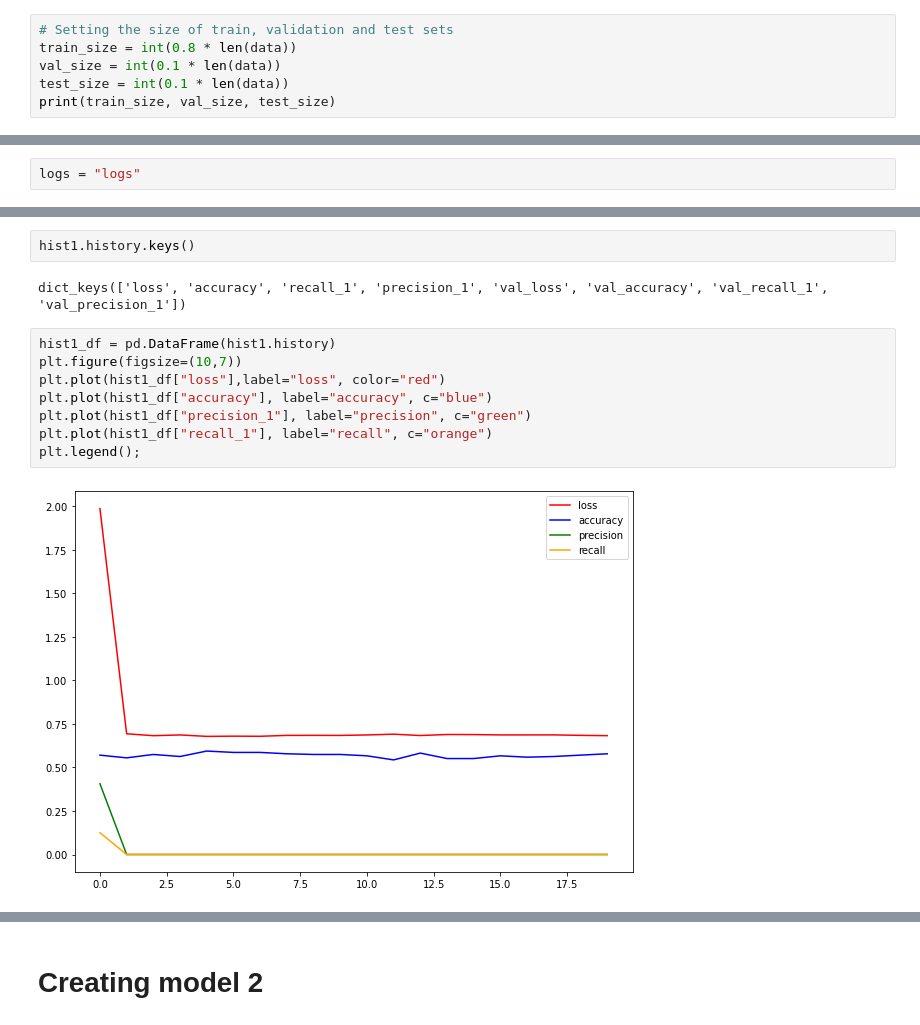
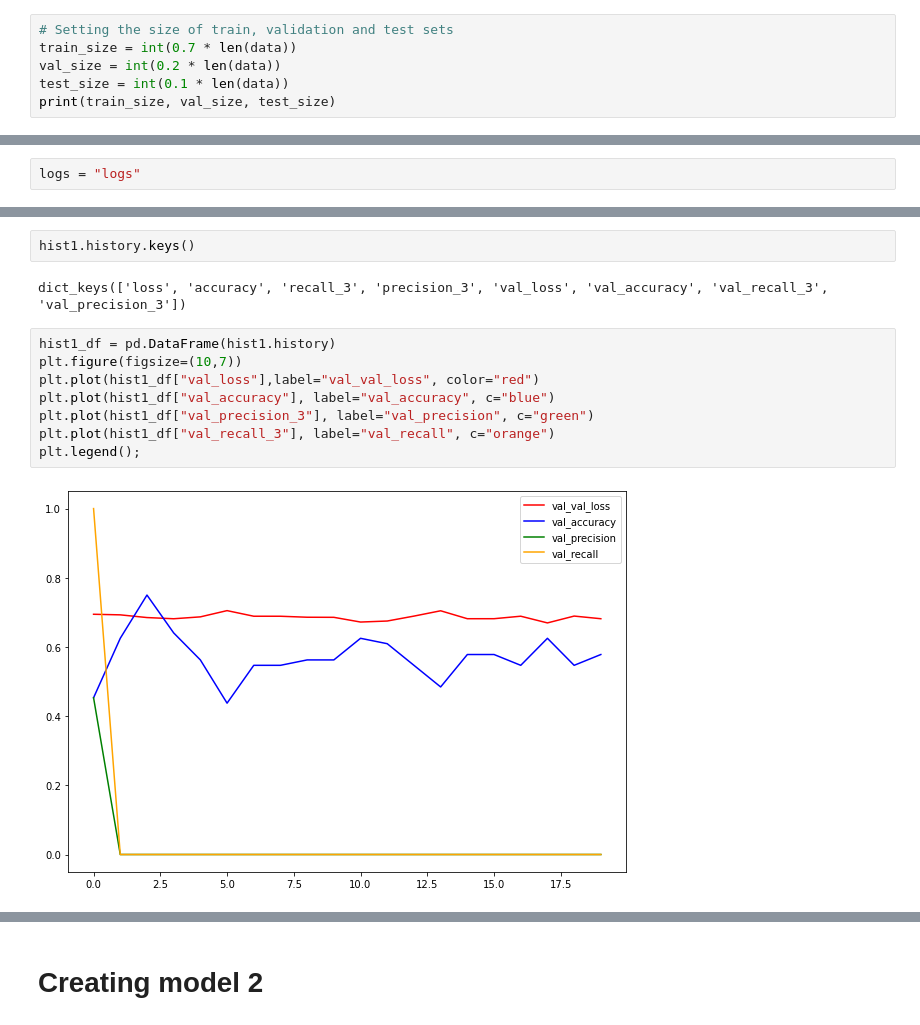
Before and after one commit to AndriievskyiN/bee_swarming_detection, a Jupyter notebook: main.ipynb, the cells around one changed output, grey strips where cells are left out. Saved outputs shown, nothing was run; the diff lists cells and outputs as text.

```diff
--- a/main.ipynb
+++ b/main.ipynb
@@ -75,8 +76,8 @@ batch = data.as_numpy_iterator().next()
 # Splitting the data
 # %%
 # Setting the size of train, validation and test sets
-train_size = int(0.8 * len(data))
-val_size = int(0.1 * len(data))
+train_size = int(0.7 * len(data))
+val_size = int(0.2 * len(data))
 test_size = int(0.1 * len(data))
 print(train_size, val_size, test_size)
 # %% [output]
@@ -177,14 +189,14 @@ model1.evaluate(test_data)
 # %%
 hist1.history.keys()
 # %% [output]
-dict_keys(['loss', 'accuracy', 'recall_1', 'precision_1', 'val_loss', 'val_accuracy', 'val_recall_1', 'val_precision_1'])
+dict_keys(['loss', 'accuracy', 'recall_3', 'precision_3', 'val_loss', 'val_accuracy', 'val_recall_3', 'val_precision_3'])
 # %%
 hist1_df = pd.DataFrame(hist1.history)
 plt.figure(figsize=(10,7))
-plt.plot(hist1_df["loss"],label="loss", color="red")
-plt.plot(hist1_df["accuracy"], label="accuracy", c="blue")
-plt.plot(hist1_df["precision_1"], label="precision", c="green")
-plt.plot(hist1_df["recall_1"], label="recall", c="orange")
+plt.plot(hist1_df["val_loss"],label="val_val_loss", color="red")
+plt.plot(hist1_df["val_accuracy"], label="val_accuracy", c="blue")
+plt.plot(hist1_df["val_precision_3"], label="val_precision", c="green")
+plt.plot(hist1_df["val_recall_3"], label="val_recall", c="orange")
 plt.legend();
 # %% [output]
-[figure, old version]
+[figure, new version]
```
Also changed, not shown: parts of 36 cells of this notebook, 22 other files.
